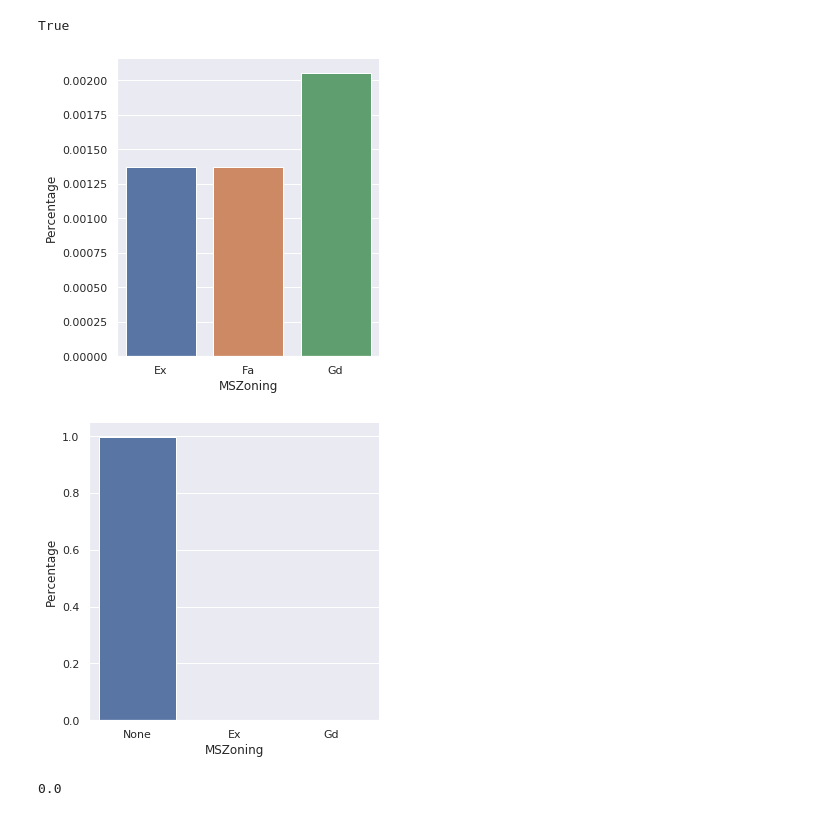
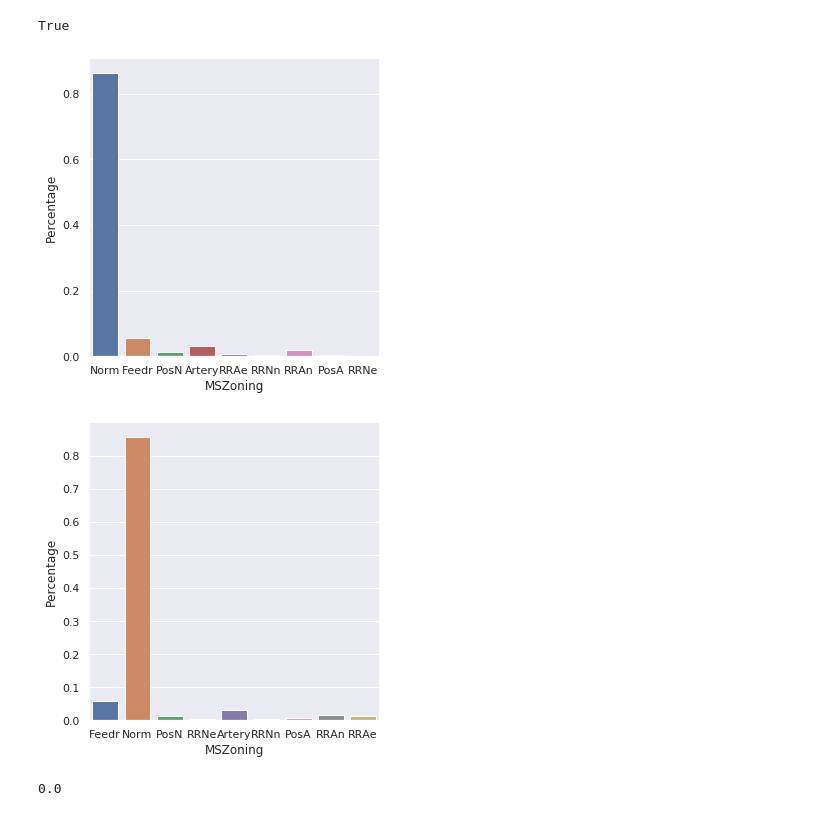
Before and after one commit to ViktorTarasenko/housepricing, a Jupyter notebook: visulization.ipynb, the cells around one changed output. Cells and saved outputs as stored; diff of their text form; code cells hidden in the pictures.

```diff
--- a/visulization.ipynb
+++ b/visulization.ipynb
@@ -240,13 +240,13 @@ train_data["LotFrontage"].isnull().any()
 # %% [output]
 True
 # %%
-sns.catplot(x="PoolQC",y = "SalePrice",kind = "bar",data=train_data, estimator=lambda x: len(x) / len(train_data)).set_axis_labels("MSZoning", "Percentage");
+sns.catplot(x="Condition2",y = "SalePrice",kind = "bar",data=train_data, estimator=lambda x: len(x) / len(train_data)).set_axis_labels("MSZoning", "Percentage");
 # %% [output]
-[figure, old version]
+[figure, new version]
 # %%
-sns.catplot(x="PoolQC",y = "MSSubClass",kind = "bar",data=test_data.fillna(value = 'None'), estimator=lambda x: len(x) / len(train_data)).set_axis_labels("MSZoning", "Percentage");
+sns.catplot(x="Condition1",y = "MSSubClass",kind = "bar",data=test_data.fillna(value = 'None'), estimator=lambda x: len(x) / len(train_data)).set_axis_labels("MSZoning", "Percentage");
 # %% [output]
-[figure, old version]
+[figure, new version]
 # %%
 train_data['Utilities'].isnull().sum() / train_data['LotFrontage'].count()
 # %% [output]
```
Also changed, not shown: parts of 1 cell of this notebook, 3 other files.
